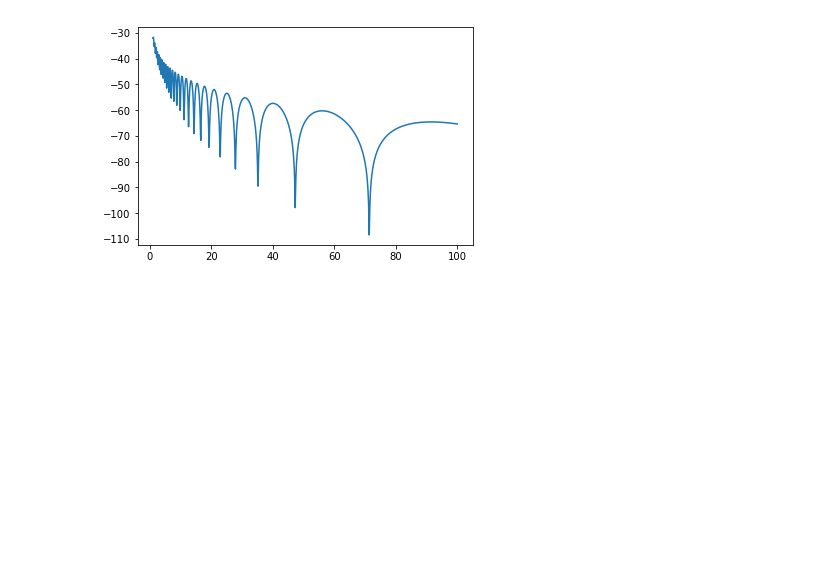
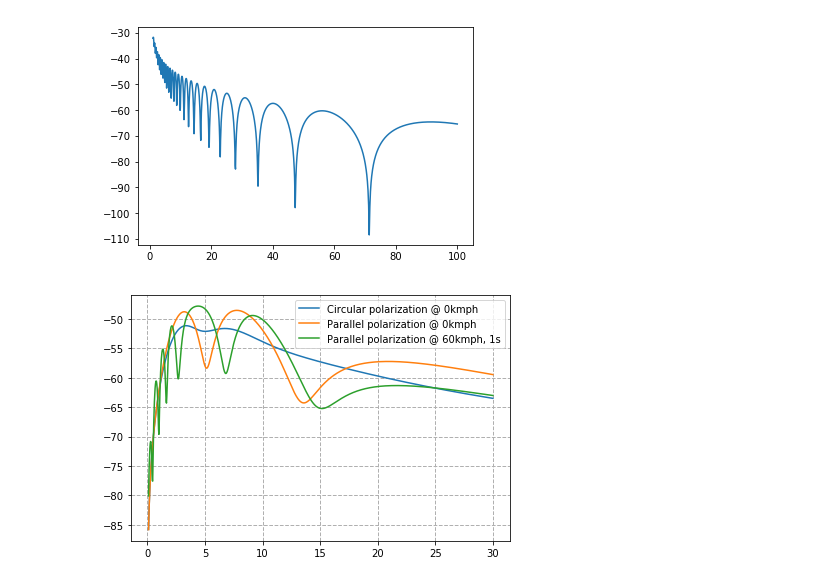
Before and after one commit to severmore/pyradiotracer, a Jupyter notebook: radio_tracer.ipynb, the cells around one changed output. Saved outputs shown, nothing was run; the diff lists cells and outputs as text; code cells hidden in the pictures; blank space fills up the shorter version.

```diff
--- a/radio_tracer.ipynb
+++ b/radio_tracer.ipynb
@@ -473,21 +482,3 @@ plt.colorbar()
 plt.show()
 # %% [output]
 [figure]
-# %%
-def two_ray_pathloss(distance, time=0., speed=0., tx_height=5., rx_height=5.):
-
-    delta_height = np.abs(tx_height - rx_height)
-    sigma_height = np.abs(tx_height + rx_height)
-
-    d0 = (delta_height ** 2 + distance ** 2) ** 0.5
-    d1 = (sigma_height ** 2 + distance ** 2) ** 0.5
-
-    wavelen = 299792458 / 860e6
-    k = 2 * np.pi / wavelen
-
-    return (0.5 / k) ** 2 * np.abs(np.exp(-1j * k * d0) / d0 +
-                                   -1. * np.exp(-1j * k * d1) / d1  ) ** 2
-
-
-def lin2db(value_linear):
-    return 10 * np.log10(value_linear) if value_linear >= 1e-15 else -np.inf
@@ -500,3 +658,21 @@ plt.plot(distance, pathloss)
 plt.show()
 # %% [output]
 [figure]
+# %%
+distance = np.linspace(0.1, 30, 1000)
+
+pathloss_c0 = KRayWrapperTest(860e6, 0, .5).run(distance, .0)
+pathloss_p0 = KRayWrapperTest(860e6, 0, 1.).run(distance, .0)
+pathloss_p2 = KRayWrapperTest(860e6, 60/3.6, 1.).run(distance, 1.)
+
+plt.figure()
+
+plt.plot(distance, pathloss_c0, label='Circular polarization @ 0kmph')
+plt.plot(distance, pathloss_p0, label='Parallel polarization @ 0kmph')
+plt.plot(distance, pathloss_p2, label='Parallel polarization @ 60kmph, 1s')
+
+plt.grid(linestyle='--', linewidth=1.0)
+plt.legend()
+plt.tight_layout()
+# %% [output]
+[figure, added]
```
Also changed, not shown: parts of 10 cells of this notebook.
